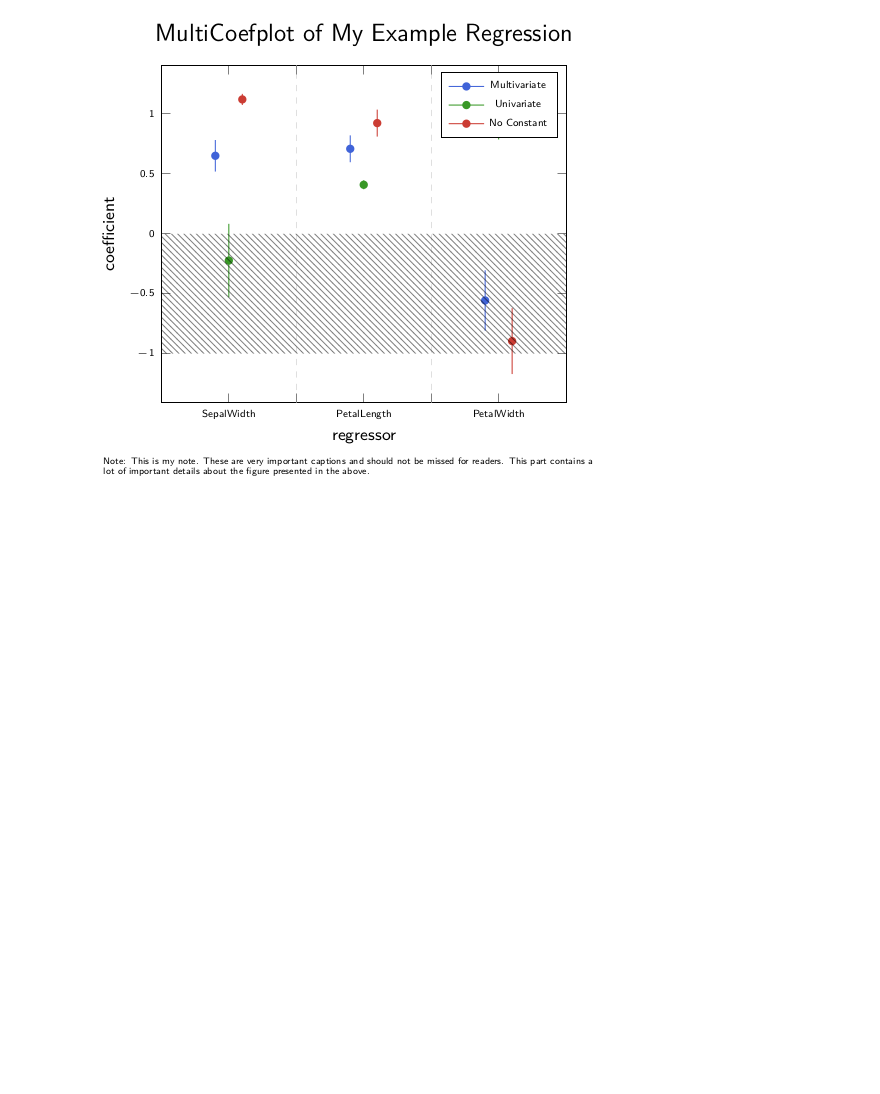
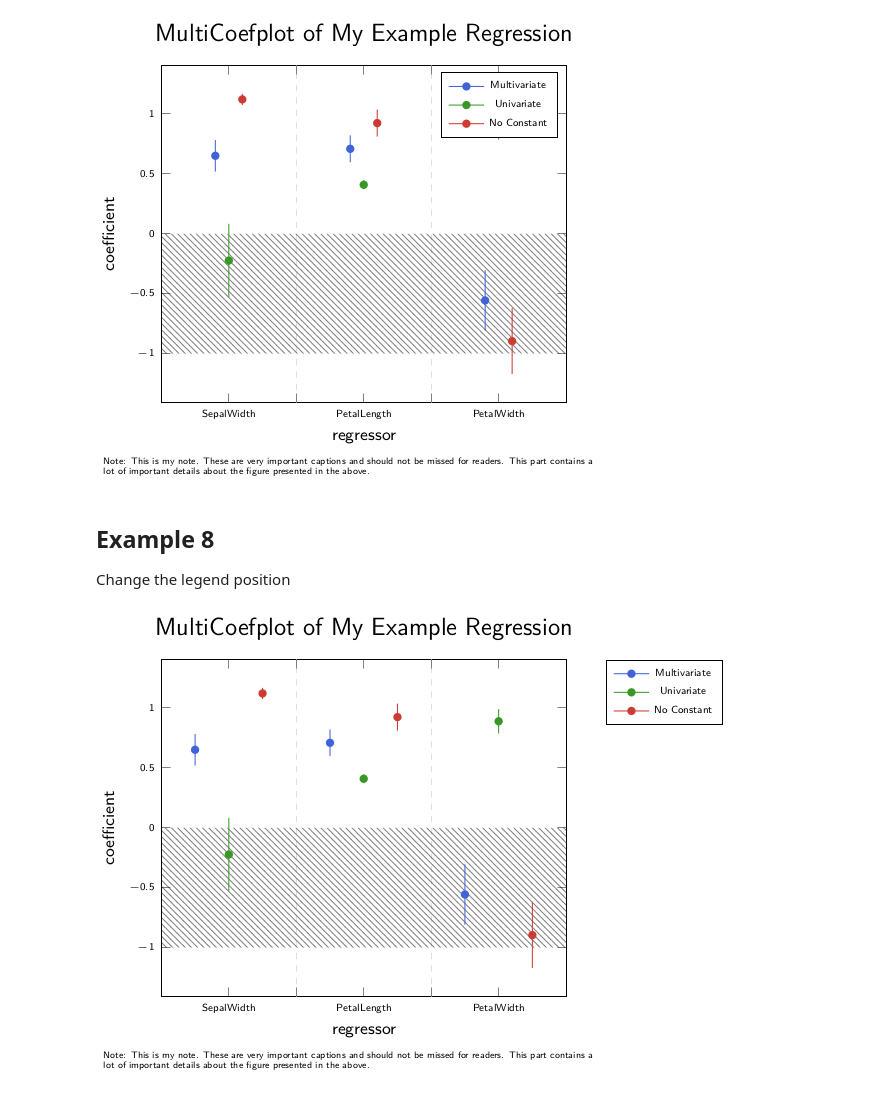
Before and after one commit to caibengbu/Coefplots.jl, a Jupyter notebook: examples/quick_start.ipynb, the cells around one changed output. Cells and saved outputs as stored; diff of their text form; code cells hidden in the pictures; blank space fills up the shorter version.

Commit message:
add legend example

```diff
--- a/examples/quick_start.ipynb
+++ b/examples/quick_start.ipynb
@@ -127,3 +127,12 @@ plot(mcoefplot; offset=0)
 plot(mcoefplot; offset=0.1)
 # %% [output]
 [figure]
+# %% [markdown]
+## Example 8
+Change the legend position
+# %%
+mcoefplot.legends_options.at=(1.1,1)
+mcoefplot.legends_options.anchor=Symbol("north west")
+plot(mcoefplot)
+# %% [output]
+[figure, added]
```
Also changed, not shown: 4 other files.
